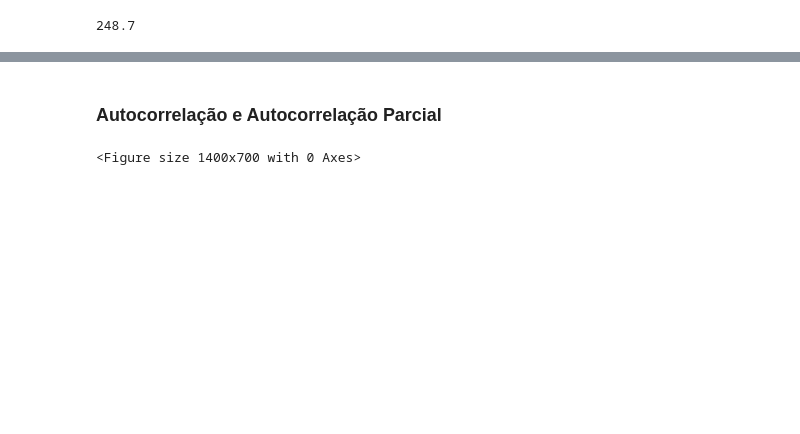
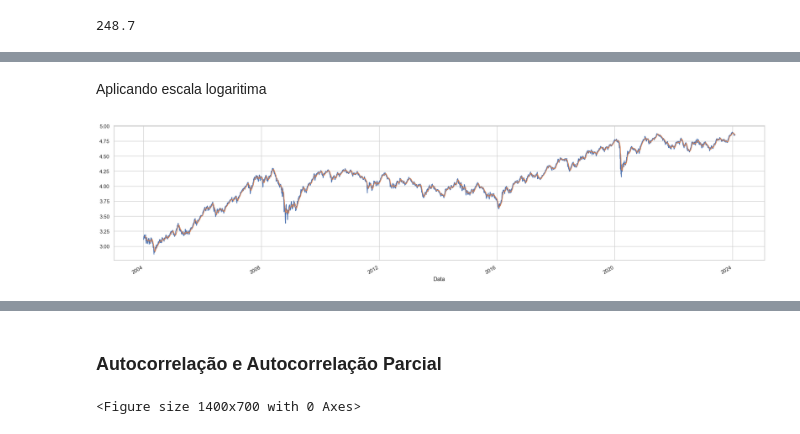
Before and after one commit to Tamireees/Tech_Challenge_Fase02, a Jupyter notebook: Tech_Challenge_Fase02.ipynb, the cells around one changed output, grey strips where cells are left out. Cells and saved outputs as stored; diff of their text form; code cells hidden in the pictures; blank space fills up the shorter version.

```diff
--- a/Tech_Challenge_Fase02.ipynb
+++ b/Tech_Challenge_Fase02.ipynb
@@ -255,0 +319,13 @@ plt.show()
+# %% [markdown]
+Aplicando escala logaritima
+# %%
+dados_log = np.log(dados['Último'])
+ma_log = dados_log.rolling(12).mean()
+
+fig, ax = plt.subplots(figsize=(20, 5))
+dados_log.plot(ax=ax)
+ma_log.plot(ax=ax)
+plt.tight_layout()
+plt.show()
+# %% [output]
+[figure, added]
```
Also changed, not shown: parts of 39 cells of this notebook.
